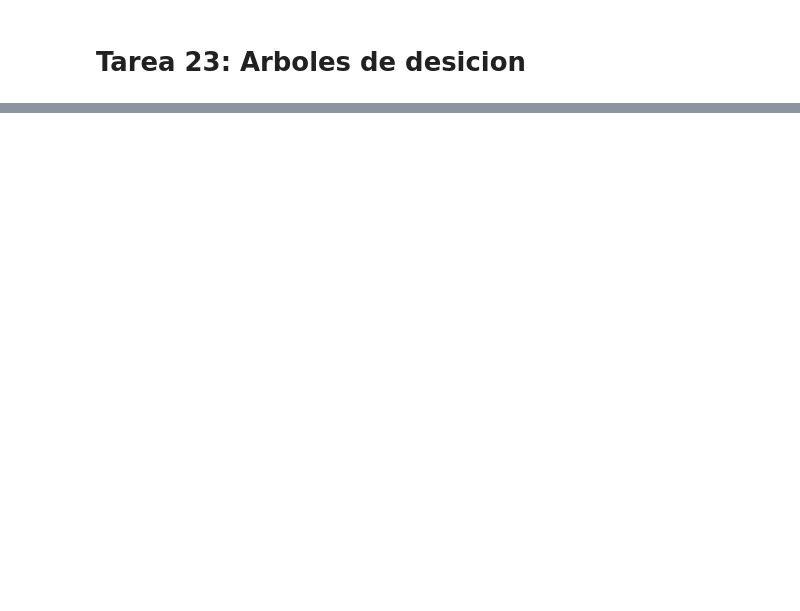
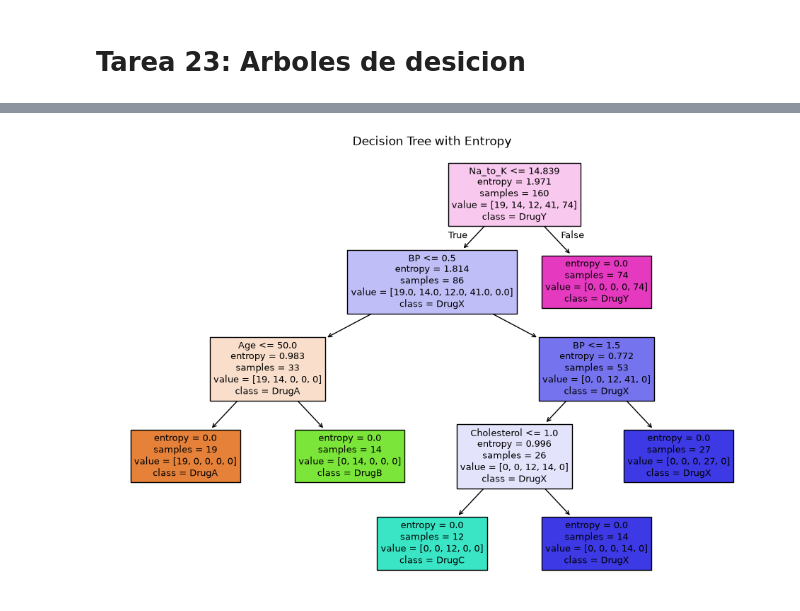
Before and after one commit to hhugoac/PythonForDataScience, a Jupyter notebook: TareaM23-CD-HectorHugoAlonzoCortez.ipynb, the cells around one changed output, grey strips where cells are left out. Saved outputs shown, nothing was run; the diff lists cells and outputs as text; code cells hidden in the pictures; blank space fills up the shorter version.

```diff
--- a/TareaM23-CD-HectorHugoAlonzoCortez.ipynb
+++ b/TareaM23-CD-HectorHugoAlonzoCortez.ipynb
@@ -41,0 +97,9 @@ X[:, 1] = bp_status_codfication.transform(X[:, 3])
+# %%
+# Build the desicion tree classifier model
+clf = DecisionTreeClassifier(criterion='entropy')
+
+# Apply the model to the training data
+clf = clf.fit(X_train, Y_train)
+
+# Predict the response for the test dataset
+y_hat = clf.predict(X_test)
@@ -41,0 +131,7 @@ X[:, 1] = bp_status_codfication.transform(X[:, 3])
+# %%
+plt.figure(figsize=(12,8))
+tree.plot_tree(clf, filled=True, feature_names=feature_columns, class_names=['DrugA', 'DrugB', 'DrugC', 'DrugX', 'DrugY'])
+plt.title('Decision Tree with Entropy')
+plt.show()
+# %% [output]
+[figure, added]
```
Also changed, not shown: parts of 13 cells of this notebook, 6 other files.
